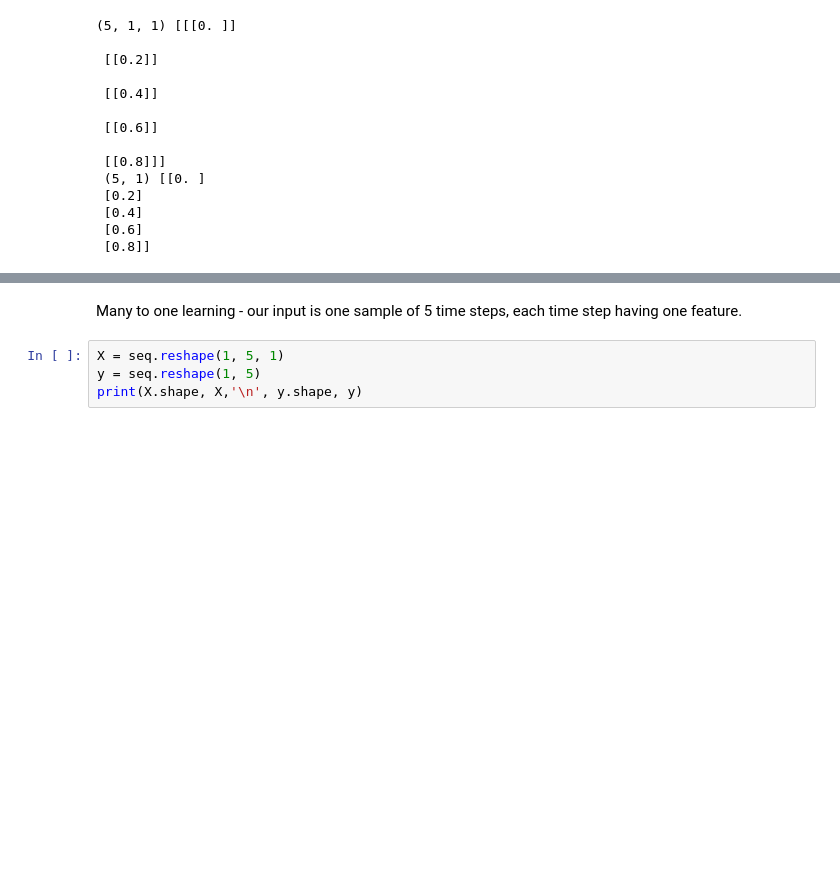
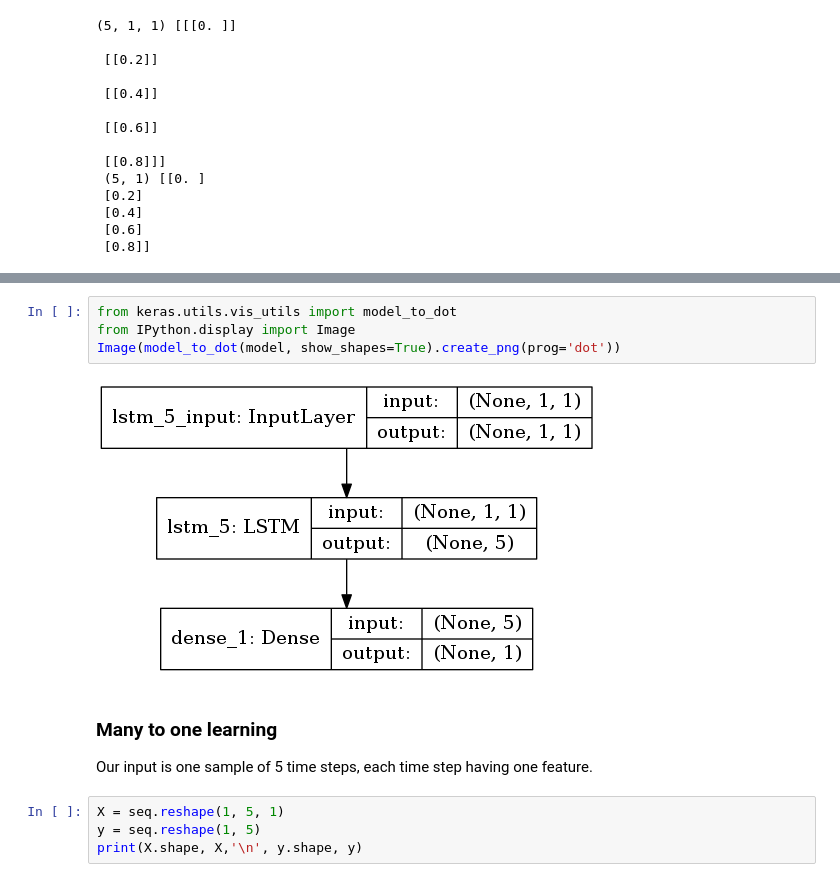
Before and after one commit to benhoyle/benhoyle.github.io-src, a Jupyter notebook: content/notebooks/title_generation/Learning about LSTMs in Keras.ipynb, the cells around one changed output, grey strips where cells are left out. Cells and saved outputs as stored; diff of their text form; blank space fills up the shorter version.

```diff
--- a/content/notebooks/title_generation/Learning about LSTMs in Keras.ipynb
+++ b/content/notebooks/title_generation/Learning about LSTMs in Keras.ipynb
@@ -139,8 +143,16 @@ None
 0.4
 0.6
 0.8
+# %%
+from keras.utils.vis_utils import model_to_dot
+from IPython.display import Image
+Image(model_to_dot(model, show_shapes=True).create_png(prog='dot'))
+# %% [output]
+[figure, added]
 # %% [markdown]
-Many to one learning - our input is one sample of 5 time steps, each time step having one feature.
+### Many to one learning
+
+Our input is one sample of 5 time steps, each time step having one feature.
 # %%
 X = seq.reshape(1, 5, 1)
 y = seq.reshape(1, 5)
```
Also changed, not shown: parts of 16 cells of this notebook, 9 other files.
